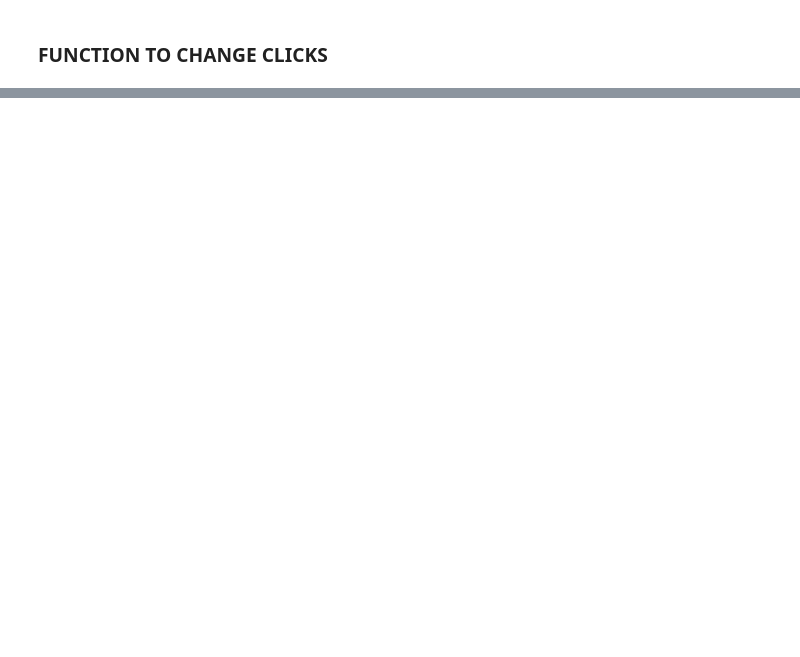
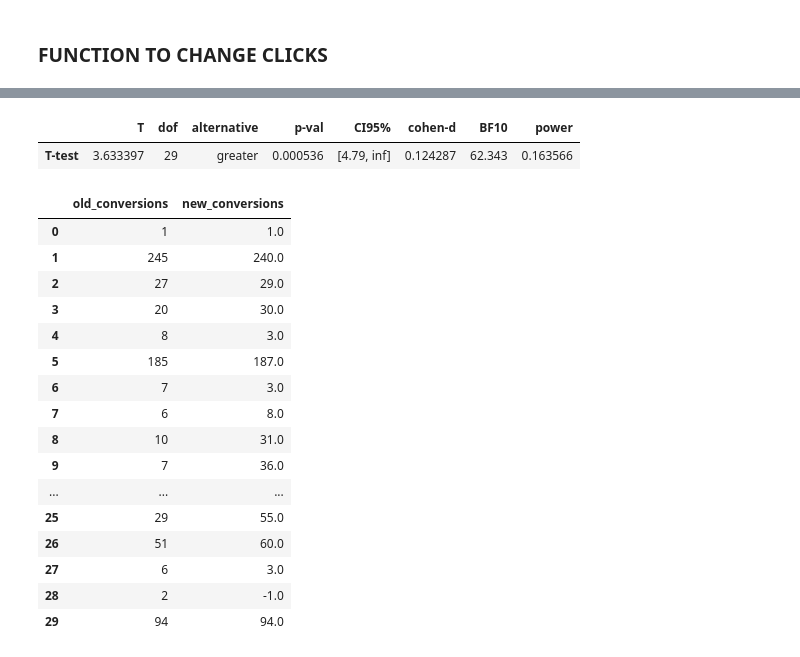
Before and after one commit to finesselab/google-Ads-Payment-Per-Click-optimization, a Jupyter notebook: PPC optimization.ipynb, the cells around one changed output, grey strips where cells are left out. Saved outputs shown, nothing was run; the diff lists cells and outputs as text; code cells hidden in the pictures; blank space fills up the shorter version.

```diff
--- a/PPC optimization.ipynb
+++ b/PPC optimization.ipynb
@@ -737,0 +716,14 @@ pingouin.ttest(x = dff['new_conversions'], y= dff['old_conversions'], paired = T
+# %%
+def get_changed_df(df, *args):
+    dicts_list = []
+    for idx, row in df.iterrows():
+        data = changeQs(row)
+        ad_group = get_adgroup(row)
+        new_data = use_class_method(data, ad_group, *args)
+        dicts_list.append(new_data)
+    new_df = pd.DataFrame(dicts_list)
+    return new_df
+# %%
+new_df = get_changed_df(X_test, ('Landing_page_experience', 'improve'),
+                        ('Expected_clickthrough_rate', 'improve'),
+                        ('Ad_relevance', 'improve'))
@@ -737,0 +739,2 @@ pingouin.ttest(x = dff['new_conversions'], y= dff['old_conversions'], paired = T
+# %%
+new_conversions = model.predict(new_df)
@@ -737,0 +752,28 @@ pingouin.ttest(x = dff['new_conversions'], y= dff['old_conversions'], paired = T
+# %%
+dff = pd.concat([test_df['Conversions'], round(pd.DataFrame(new_conversions))], axis = 1)
+dff.columns = ['old_conversions', 'new_conversions']
+# %%
+pingouin.ttest(x = dff['new_conversions'], y= dff['old_conversions'], paired = True, alternative = 'greater')
+# %% [output]
+|  | T | dof | alternative | p-val | CI95% | cohen-d | BF10 | power |
+| T-test | 3.633397 | 29 | greater | 0.000536 | [4.79, inf] | 0.124287 | 62.343 | 0.163566 |
+# %%
+dff
+# %% [output]
+|  | old_conversions | new_conversions |
+| 0 | 1 | 1.0 |
+| 1 | 245 | 240.0 |
+| 2 | 27 | 29.0 |
+| 3 | 20 | 30.0 |
+| 4 | 8 | 3.0 |
+| 5 | 185 | 187.0 |
+| 6 | 7 | 3.0 |
+| 7 | 6 | 8.0 |
+| 8 | 10 | 31.0 |
+| 9 | 7 | 36.0 |
+| ... | ... | ... |
+| 25 | 29 | 55.0 |
+| 26 | 51 | 60.0 |
+| 27 | 6 | 3.0 |
+| 28 | 2 | -1.0 |
+| 29 | 94 | 94.0 |
```
Also changed, not shown: parts of 39 cells of this notebook.
